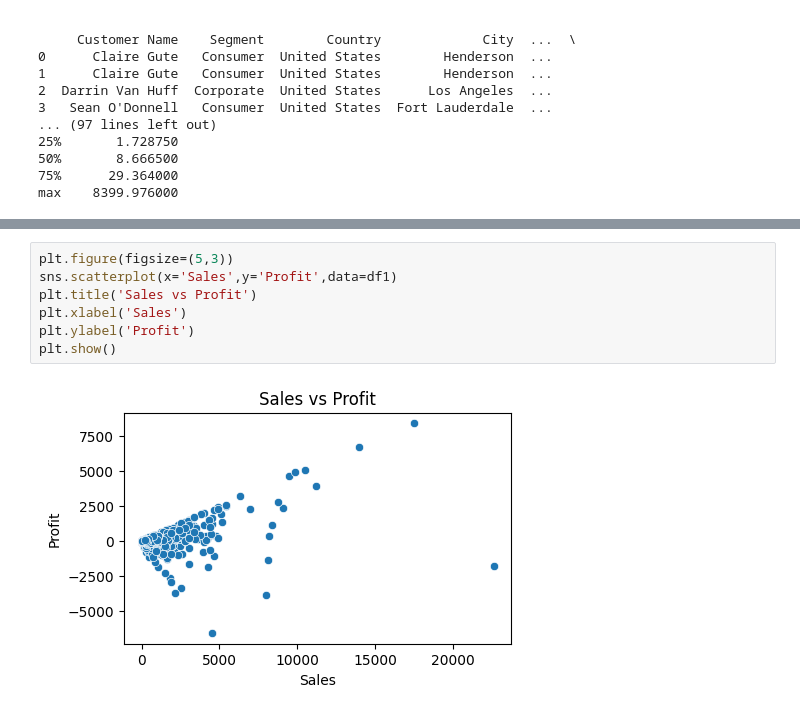
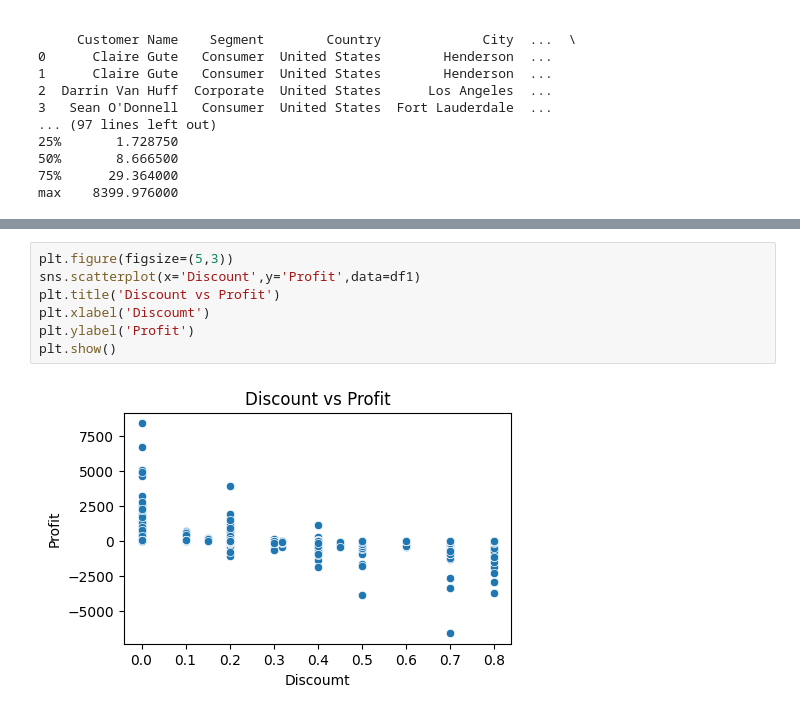
Before and after one commit to MadhumithaShan/Data-Analysis-Internship, a Jupyter notebook: Task 2/task 2.ipynb, the cells around one changed output, grey strips where cells are left out. Cells and saved outputs as stored; diff of their text form.

```diff
--- a/Task 2/task 2.ipynb
+++ b/Task 2/task 2.ipynb
@@ -227,13 +227,13 @@ Name: Sales, dtype: float64
 [figure]
 # %%
 plt.figure(figsize=(5,3))
-sns.scatterplot(x='Sales',y='Profit',data=df1)
-plt.title('Sales vs Profit')
-plt.xlabel('Sales')
+sns.scatterplot(x='Discount',y='Profit',data=df1)
+plt.title('Discount vs Profit')
+plt.xlabel('Discoumt')
 plt.ylabel('Profit')
 plt.show()
 # %% [output]
-[figure, old version]
+[figure, new version]
 # %%
 # Strip any leading or trailing spaces from column names
 df1.columns = df1.columns.str.strip()
```
Also changed, not shown: parts of 7 cells of this notebook, 3 other files.
